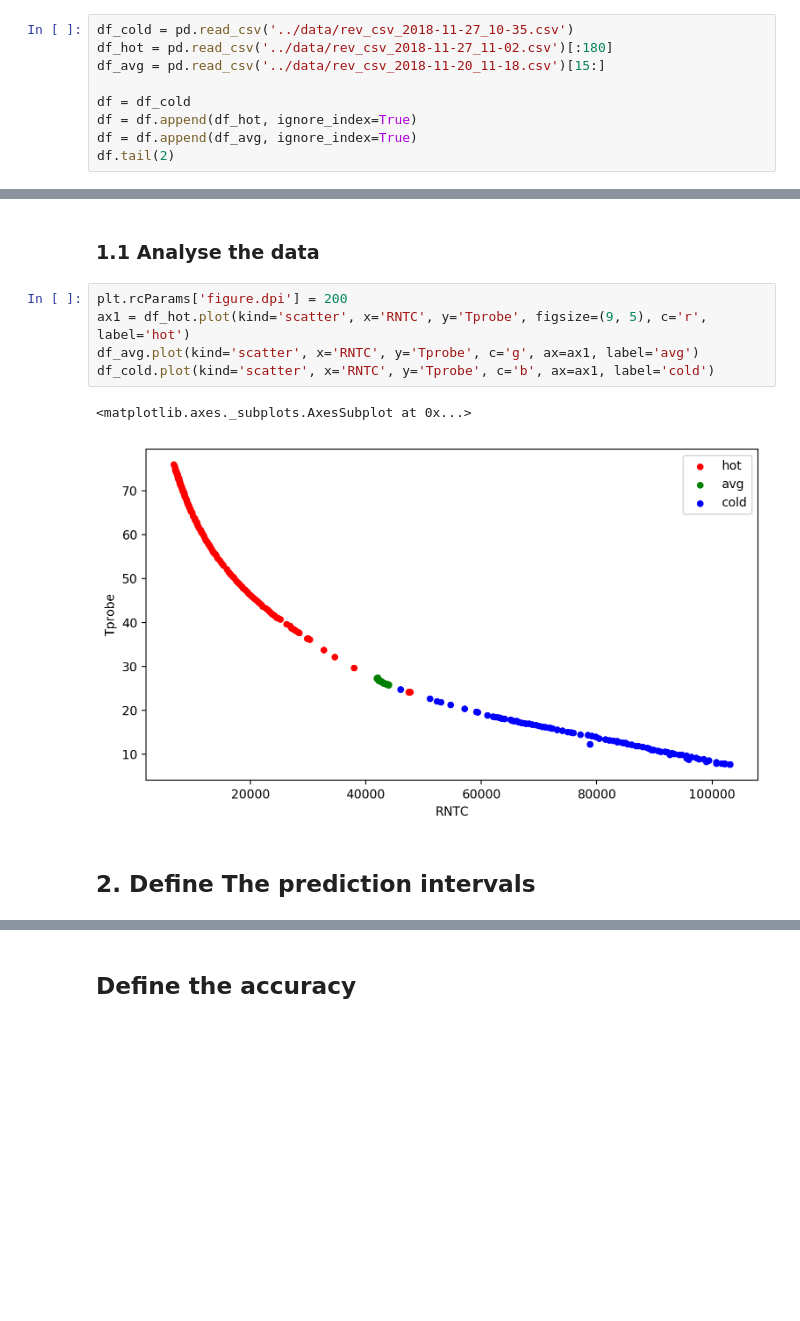
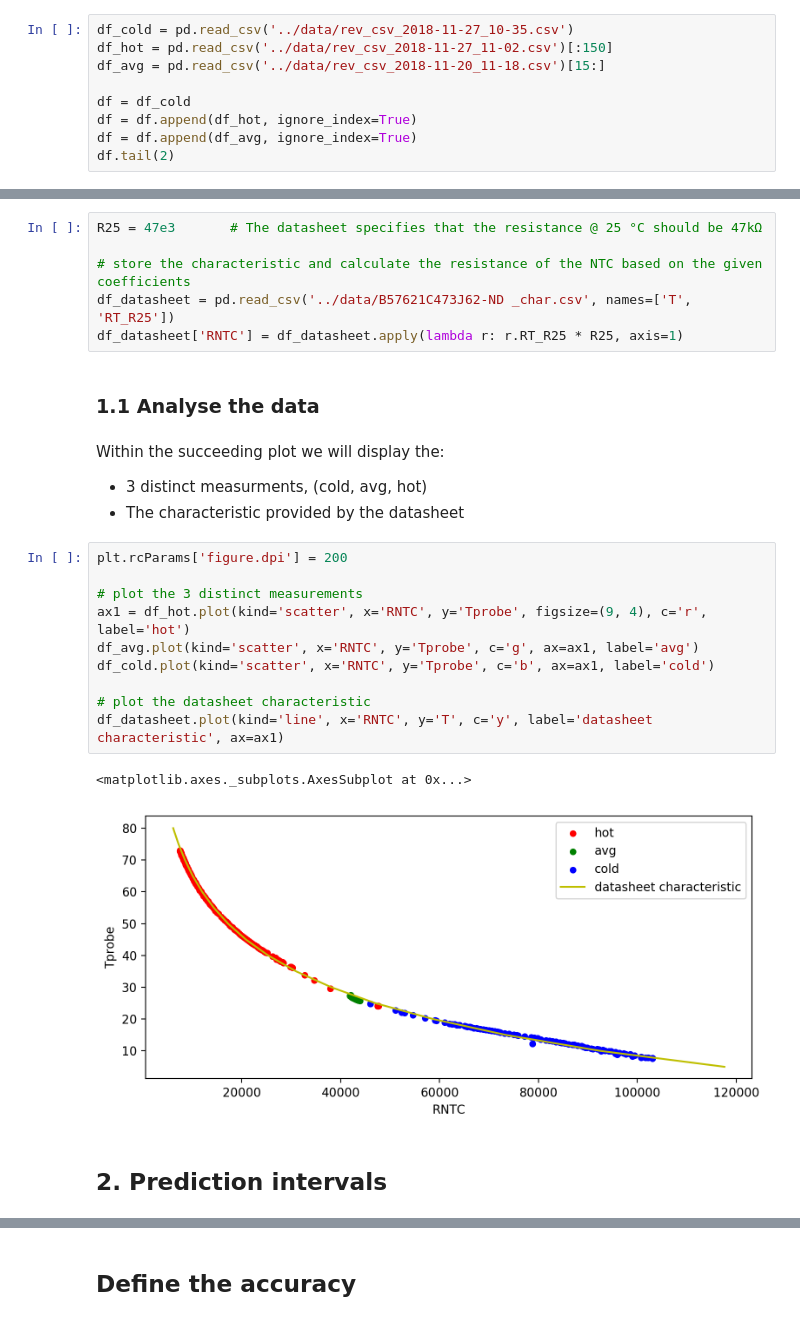
Before and after one commit to jonasvdd/NTC-calibration, a Jupyter notebook: desktop/notebooks/Visualization..ipynb, the cells around one changed output, grey strips where cells are left out. Cells and saved outputs as stored; diff of their text form; blank space fills up the shorter version.

```diff
--- a/desktop/notebooks/Visualization..ipynb
+++ b/desktop/notebooks/Visualization..ipynb
@@ -26,6 +40,6 @@ We will fetch the data and store it in [dataframes](https://pandas.pydata.org/pa
 # %%
 df_cold = pd.read_csv('../data/rev_csv_2018-11-27_10-35.csv')
-df_hot = pd.read_csv('../data/rev_csv_2018-11-27_11-02.csv')[:180]
+df_hot = pd.read_csv('../data/rev_csv_2018-11-27_11-02.csv')[:150]
 df_avg = pd.read_csv('../data/rev_csv_2018-11-20_11-18.csv')[15:]
 
 df = df_cold
@@ -49,15 +55,30 @@ df_char_datasheet.head()
+# %%
+R25 = 47e3       # The datasheet specifies that the resistance @ 25 °C should be 47kΩ
+
+# store the characteristic and calculate the resistance of the NTC based on the given coefficients
+df_datasheet = pd.read_csv('../data/B57621C473J62-ND _char.csv', names=['T', 'RT_R25'])
+df_datasheet['RNTC'] = df_datasheet.apply(lambda r: r.RT_R25 * R25, axis=1)
 # %% [markdown]
 ### 1.1 Analyse the data
+# %% [markdown]
+Within the succeeding plot we will display the:
+* 3 distinct measurments, (cold, avg, hot)
+* The characteristic provided by the datasheet
 # %%
 plt.rcParams['figure.dpi'] = 200
-ax1 = df_hot.plot(kind='scatter', x='RNTC', y='Tprobe', figsize=(9, 5), c='r', label='hot')
+
+# plot the 3 distinct measurements
+ax1 = df_hot.plot(kind='scatter', x='RNTC', y='Tprobe', figsize=(9, 4), c='r', label='hot')
 df_avg.plot(kind='scatter', x='RNTC', y='Tprobe', c='g', ax=ax1, label='avg')
 df_cold.plot(kind='scatter', x='RNTC', y='Tprobe', c='b', ax=ax1, label='cold')
+
+# plot the datasheet characteristic
+df_datasheet.plot(kind='line', x='RNTC', y='T', c='y', label='datasheet characteristic', ax=ax1)
 # %% [output]
 <matplotlib.axes._subplots.AxesSubplot at 0x...>
-[figure, old version]
+[figure, new version]
 # %% [markdown]
-## 2. Define The prediction intervals
+## 2. Prediction intervals
 # %%
 ##################################
 #       Hyperparameters
```
Also changed, not shown: parts of 35 cells of this notebook, 1 other file.
